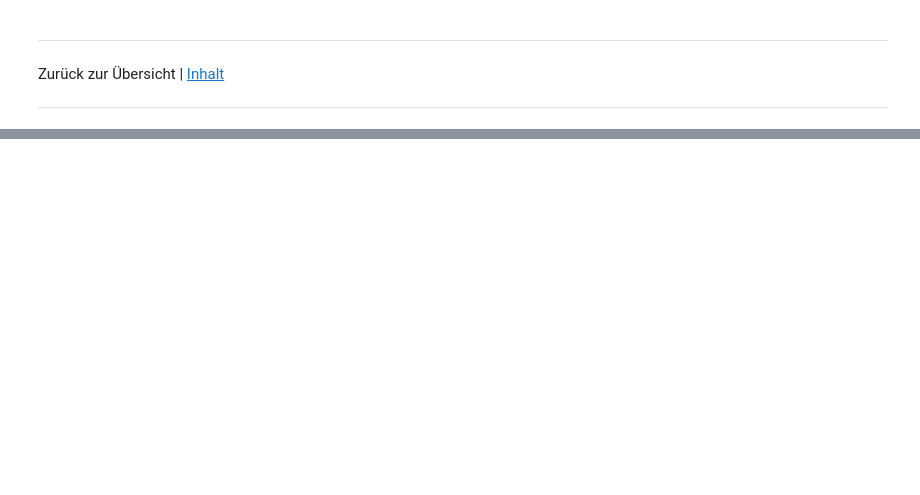
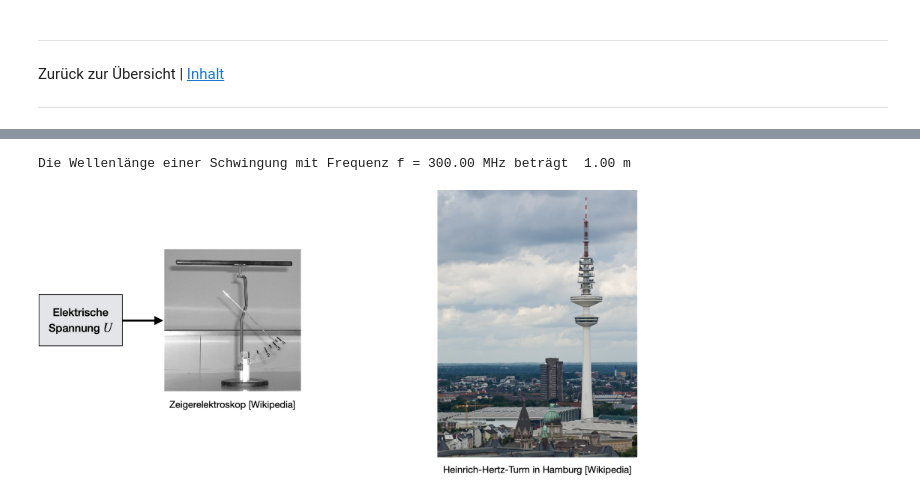
Before and after one commit to Kisleif/messtechnik-lecture, a Jupyter notebook: Messsignale.ipynb, the cells around one changed output, grey strips where cells are left out. Cells and saved outputs as stored; diff of their text form; code cells hidden in the pictures; blank space fills up the shorter version.

Commit message:
Teil 1 Messsignale

```diff
--- a/Messsignale.ipynb
+++ b/Messsignale.ipynb
@@ -168,0 +93,11 @@ Aliasing | Möglicher Fehler bei der Digitalisierung bei Verletzung Nyquist-Shan
+# %%
+f = 300e6 # Frequenz in Hz
+c = 299792458 # Lichtgeschwindigkeit in m/s
+wellenlaenge = c/f
+print('Die Wellenlänge einer Schwingung mit Frequenz f = %5.2f MHz beträgt %5.2f m' %(f/1e6,wellenlaenge))
+# %% [output]
+Die Wellenlänge einer Schwingung mit Frequenz f = 300.00 MHz beträgt  1.00 m
+# %%
+Image("pictures/messsignal_wandlung.png", width=600)
+# %% [output]
+[figure, added]
```
Also changed, not shown: parts of 30 cells of this notebook, 7 other files.
